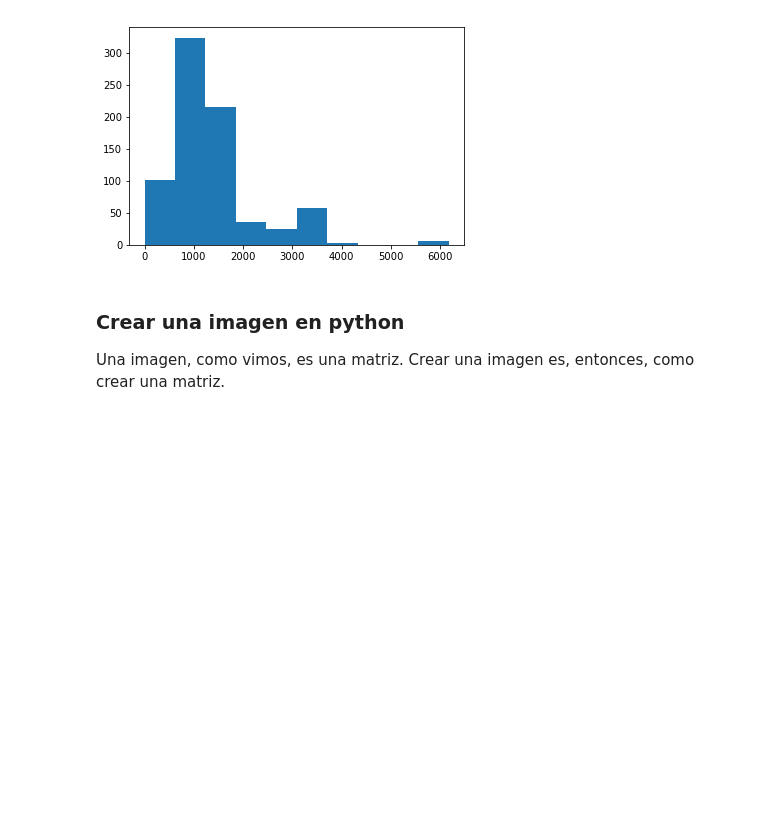
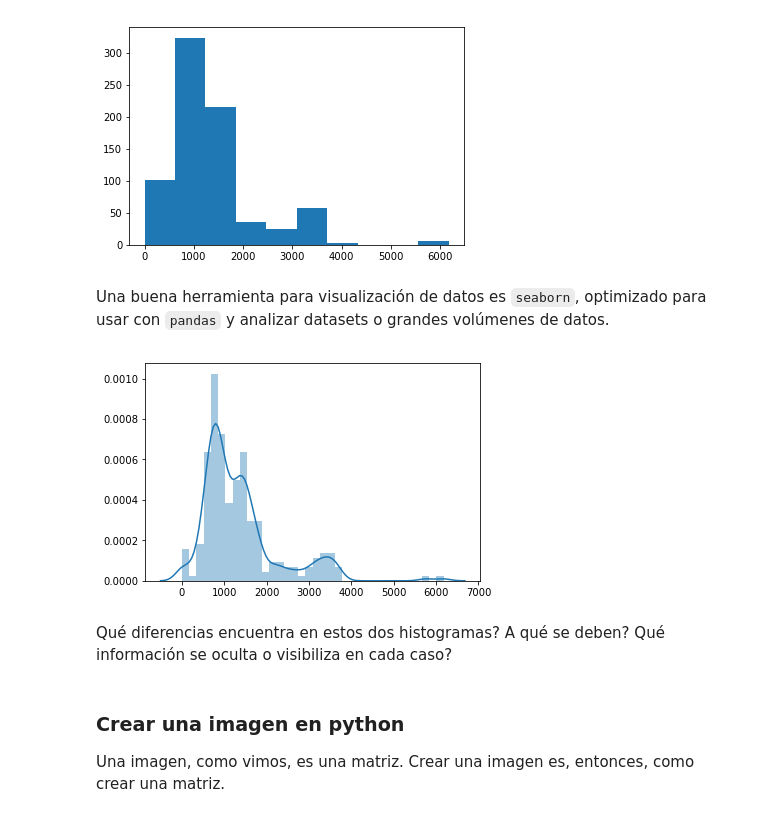
Before and after one commit to pap84/cim-practicos, a Jupyter notebook: Clase 1.ipynb, the cells around one changed output. Drawn from its saved outputs; the diff is of its cells as text; code cells hidden in the pictures; blank space fills up the shorter version.

```diff
--- a/Clase 1.ipynb
+++ b/Clase 1.ipynb
@@ -50,6 +50,16 @@ hist(img.histogram())
          4324.6,  4942.4,  5560.2,  6178. ]),
  <a list of 10 Patch objects>)
 [figure]
+# %% [markdown]
+Una buena herramienta para visualización de datos es `seaborn`, optimizado para usar con `pandas` y analizar datasets o grandes volúmenes de datos.
+# %%
+import seaborn as sns
+sns.distplot(img.histogram())
+plt.show()
+# %% [output]
+[figure, added]
+# %% [markdown]
+Qué diferencias encuentra en estos dos histogramas? A qué se deben? Qué información se oculta o visibiliza en cada caso?
 # %% [markdown]
 ### Crear una imagen en python
 
```
